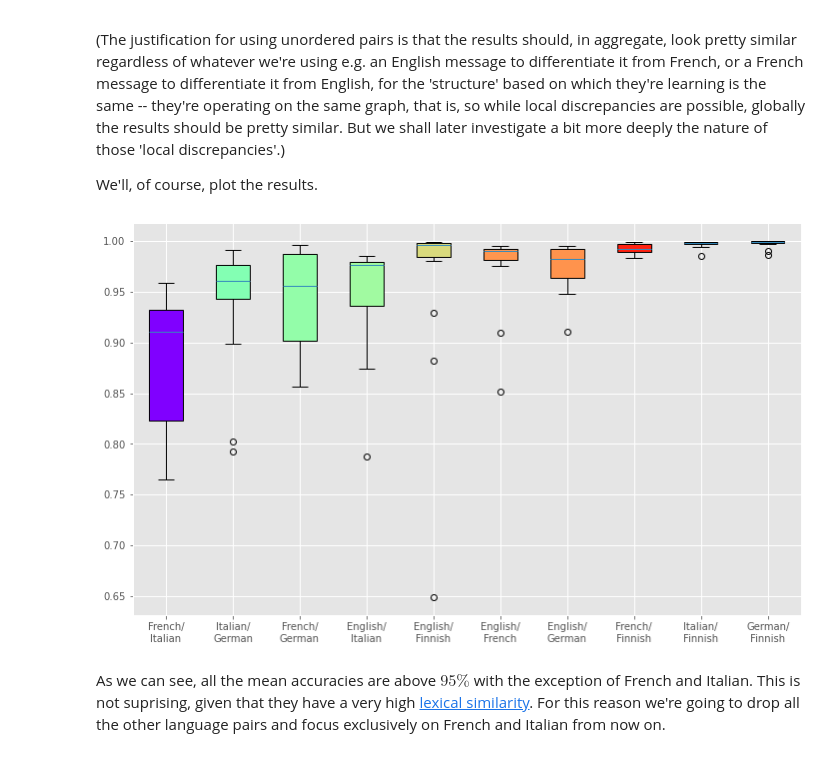
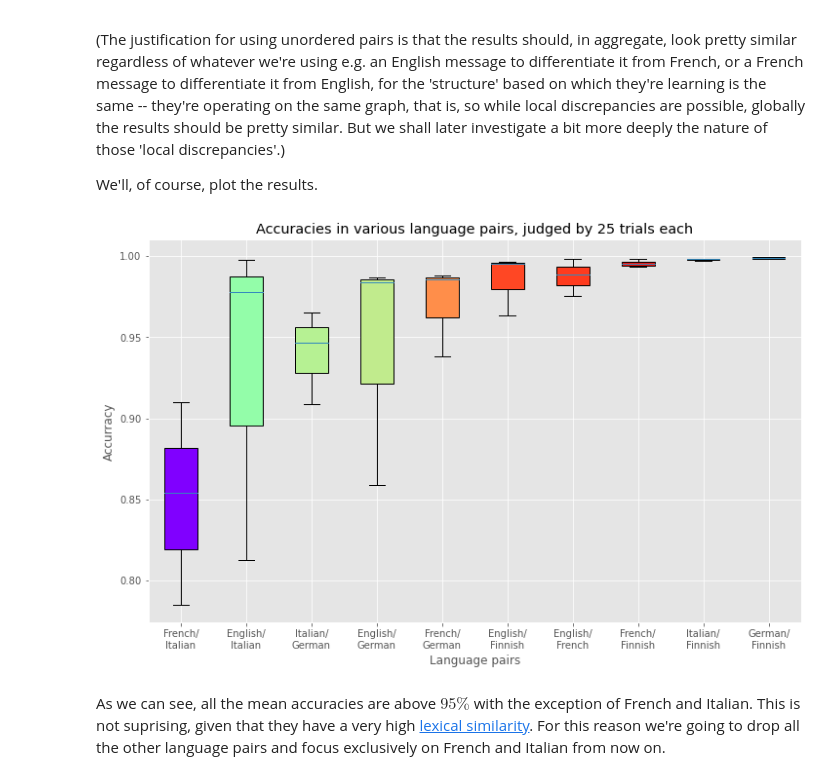
Before and after one commit to rovle/shortest-path-classification, a Jupyter notebook: example/exploration.ipynb, the cells around one changed output. Saved outputs shown, nothing was run; the diff lists cells and outputs as text; code cells hidden in the pictures.

```diff
--- a/example/exploration.ipynb
+++ b/example/exploration.ipynb
@@ -87,12 +91,12 @@ Now we'll do a somewhat more extensive experiment. For each (unordered) pair of
 
 We'll, of course, plot the results.
 # %%
-accuracies = defaultdict(set)
+accuracies = defaultdict(list)
 
 for language_anchor, language_other in tqdm(combinations(language_dict.keys(), r=2)):
     if language_anchor == language_other:
         continue
-    for _ in range(15):
+    for _ in range(3):
         anchor = sample_dataset(n=1000,
                         length=10,
                         language=language_anchor)
@@ -103,7 +107,7 @@ for language_anchor, language_other in tqdm(combinations(language_dict.keys(), r
         model.prepare_data(anchor, other)
         model.fit_predict()
 
-        accuracies[(language_anchor, language_other)].add(model.accuracy_)
+        accuracies[(language_anchor, language_other)].append(model.accuracy_)
 # %%
 # just preparing the data for the matplotlib boxplot
 # 1) ordering the language comparisons by mean
@@ -111,25 +115,24 @@ accuracies = {k: v for k, v in sorted(accuracies.items(), key=lambda item: mean(
 # 2) making thee labels more readable
 labels = [f'{language_dict[l]}/\n{language_dict[q]}' for l, q in accuracies.keys() ]
 # %%
-import matplotlib.pyplot as plt
-import matplotlib.cm as cm
-
-plt.style.use('ggplot')
-
 fig, ax = plt.subplots(figsize=(12, 7))
 fig.subplots_adjust(bottom=0.1)
 
 bplot = ax.boxplot(accuracies.values(), labels=labels, patch_artist=True)
 
 
 cmap = cm.ScalarMappable(cmap='rainbow')
 data_mean = [mean(x) for x in accuracies.values()]
 for patch, color in zip(bplot['boxes'], cmap.to_rgba(data_mean)):
     patch.set_facecolor(color)
 
+ax.set_title("Accuracies in various language pairs, judged by 25 trials each")
+ax.set_xlabel('Language pairs')
+ax.set_ylabel('Accurracy')
+
 plt.show()
 # %% [output]
-[figure, old version]
+[figure, new version]
 # %% [markdown]
 As we can see, all the mean accuracies are above $95\%$ with the exception of French and Italian. This is not suprising, given that they have a very high [lexical similarity](https://en.wikipedia.org/wiki/Lexical_similarity#Indo-European_languages). For this reason we're going to drop all the other language pairs and focus exclusively on French and Italian from now on.
 # %% [markdown]
```
Also changed, not shown: parts of 11 cells of this notebook, 1 other file.
